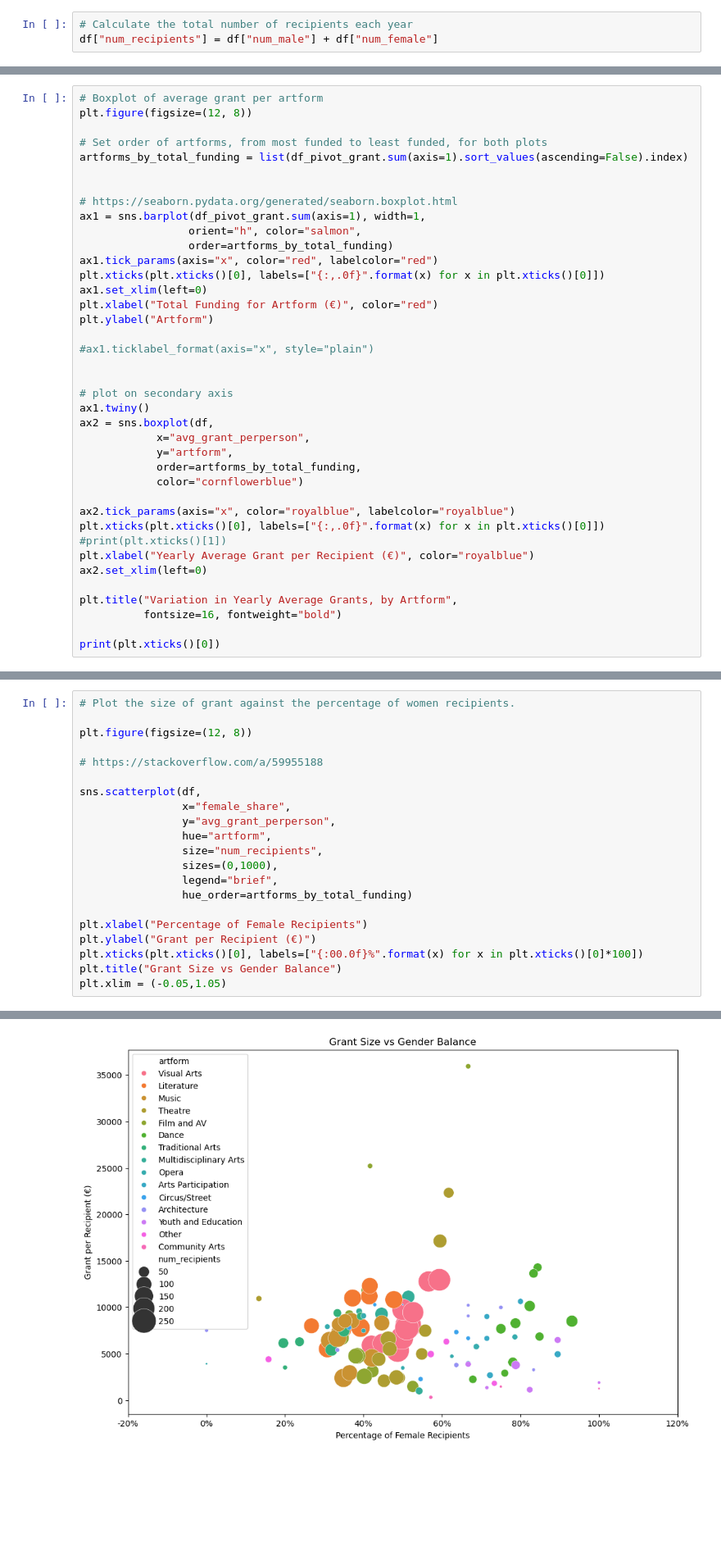
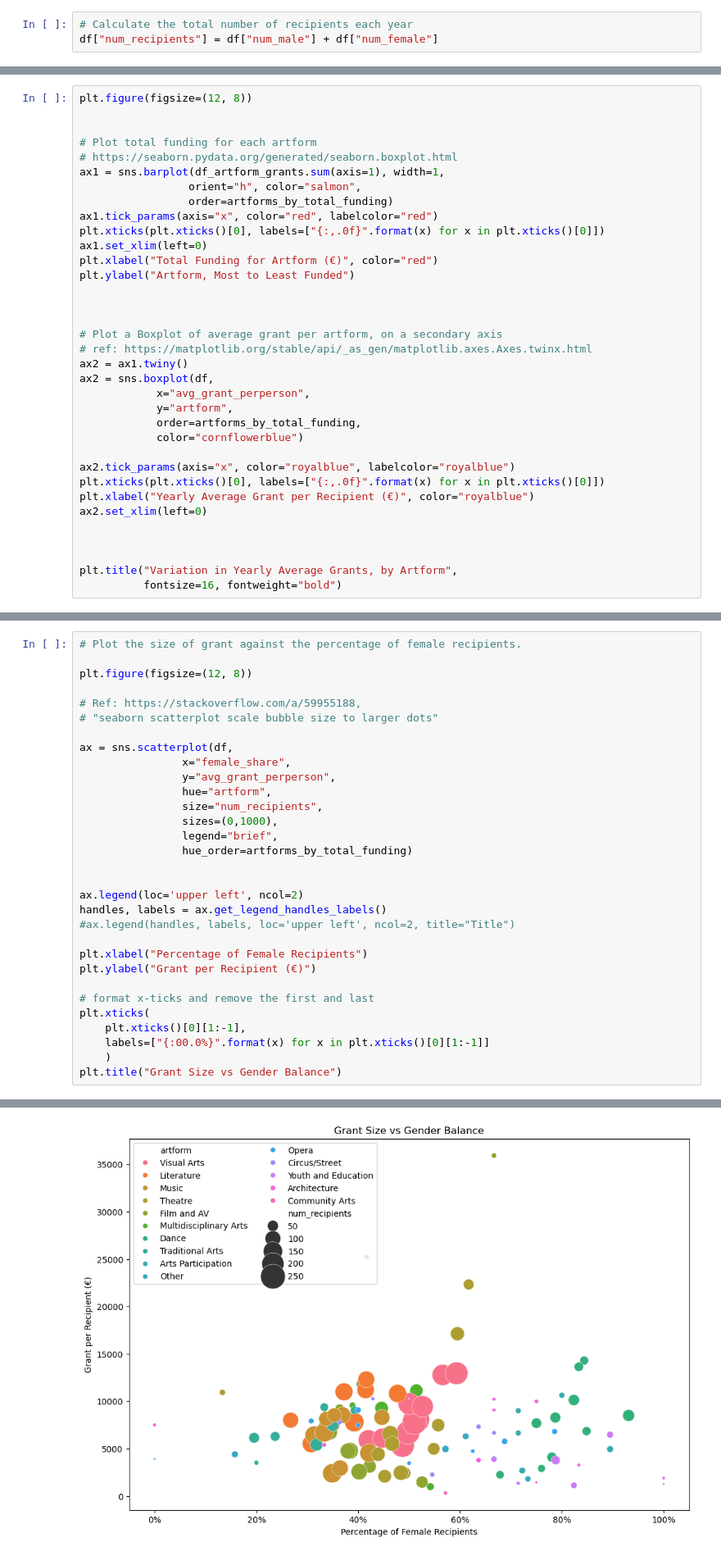
Before and after one commit to SuColl/programming-for-data-analytics, a Jupyter notebook: project/notebook.ipynb, the cells around one changed output, grey strips where cells are left out. Shown at 82% size. Saved outputs shown, nothing was run; the diff lists cells and outputs as text; blank space fills up the shorter version.

```diff
--- a/project/notebook.ipynb
+++ b/project/notebook.ipynb
@@ -449,26 +620,23 @@ Index(['artform', 'year', 'num_male', 'num_female', 'avg_grant_male',
 # %%
-# Boxplot of average grant per artform
 plt.figure(figsize=(12, 8))
 
-# Set order of artforms, from most funded to least funded, for both plots
-artforms_by_total_funding = list(df_pivot_grant.sum(axis=1).sort_values(ascending=False).index)
 
-
+# Plot total funding for each artform
 # https://seaborn.pydata.org/generated/seaborn.boxplot.html
-ax1 = sns.barplot(df_pivot_grant.sum(axis=1), width=1,
+ax1 = sns.barplot(df_artform_grants.sum(axis=1), width=1,
                  orient="h", color="salmon",
                  order=artforms_by_total_funding)
 ax1.tick_params(axis="x", color="red", labelcolor="red")
 plt.xticks(plt.xticks()[0], labels=["{:,.0f}".format(x) for x in plt.xticks()[0]])
 ax1.set_xlim(left=0)
 plt.xlabel("Total Funding for Artform (€)", color="red")
-plt.ylabel("Artform")
-
-#ax1.ticklabel_format(axis="x", style="plain")
+plt.ylabel("Artform, Most to Least Funded")
 
 
-# plot on secondary axis
-ax1.twiny()
+
+# Plot a Boxplot of average grant per artform, on a secondary axis
+# ref: https://matplotlib.org/stable/api/_as_gen/matplotlib.axes.Axes.twinx.html
+ax2 = ax1.twiny()
 ax2 = sns.boxplot(df,
             x="avg_grant_perperson",
             y="artform",
@@ -477,12 +645,11 @@ ax2 = sns.boxplot(df,
 
 ax2.tick_params(axis="x", color="royalblue", labelcolor="royalblue")
 plt.xticks(plt.xticks()[0], labels=["{:,.0f}".format(x) for x in plt.xticks()[0]])
-#print(plt.xticks()[1])
 plt.xlabel("Yearly Average Grant per Recipient (€)", color="royalblue")
 ax2.set_xlim(left=0)
 
+
+
 plt.title("Variation in Yearly Average Grants, by Artform",
           fontsize=16, fontweight="bold")
-
-print(plt.xticks()[0])
 # %% [output]
@@ -491,11 +660,12 @@ print(plt.xticks()[0])
 # %%
-# Plot the size of grant against the percentage of women recipients.
+# Plot the size of grant against the percentage of female recipients.
 
 plt.figure(figsize=(12, 8))
 
-# https://stackoverflow.com/a/59955188
+# Ref: https://stackoverflow.com/a/59955188,
+# "seaborn scatterplot scale bubble size to larger dots"
 
-sns.scatterplot(df,
+ax = sns.scatterplot(df,
                 x="female_share",
                 y="avg_grant_perperson",
                 hue="artform",
@@ -504,9 +674,18 @@ sns.scatterplot(df,
                 legend="brief",
                 hue_order=artforms_by_total_funding)
 
+
+ax.legend(loc='upper left', ncol=2)
+handles, labels = ax.get_legend_handles_labels()
+#ax.legend(handles, labels, loc='upper left', ncol=2, title="Title")
+
 plt.xlabel("Percentage of Female Recipients")
 plt.ylabel("Grant per Recipient (€)")
-plt.xticks(plt.xticks()[0], labels=["{:00.0f}%".format(x) for x in plt.xticks()[0]*100])
+
+# format x-ticks and remove the first and last
+plt.xticks(
+    plt.xticks()[0][1:-1],
+    labels=["{:00.0%}".format(x) for x in plt.xticks()[0][1:-1]]
+    )
 plt.title("Grant Size vs Gender Balance")
-plt.xlim = (-0.05,1.05)
 # %% [output]
@@ -513 +693 @@ plt.xlim = (-0.05,1.05)
-[figure, old version]
+[figure, new version]
```
Also changed, not shown: parts of 32 cells of this notebook.
